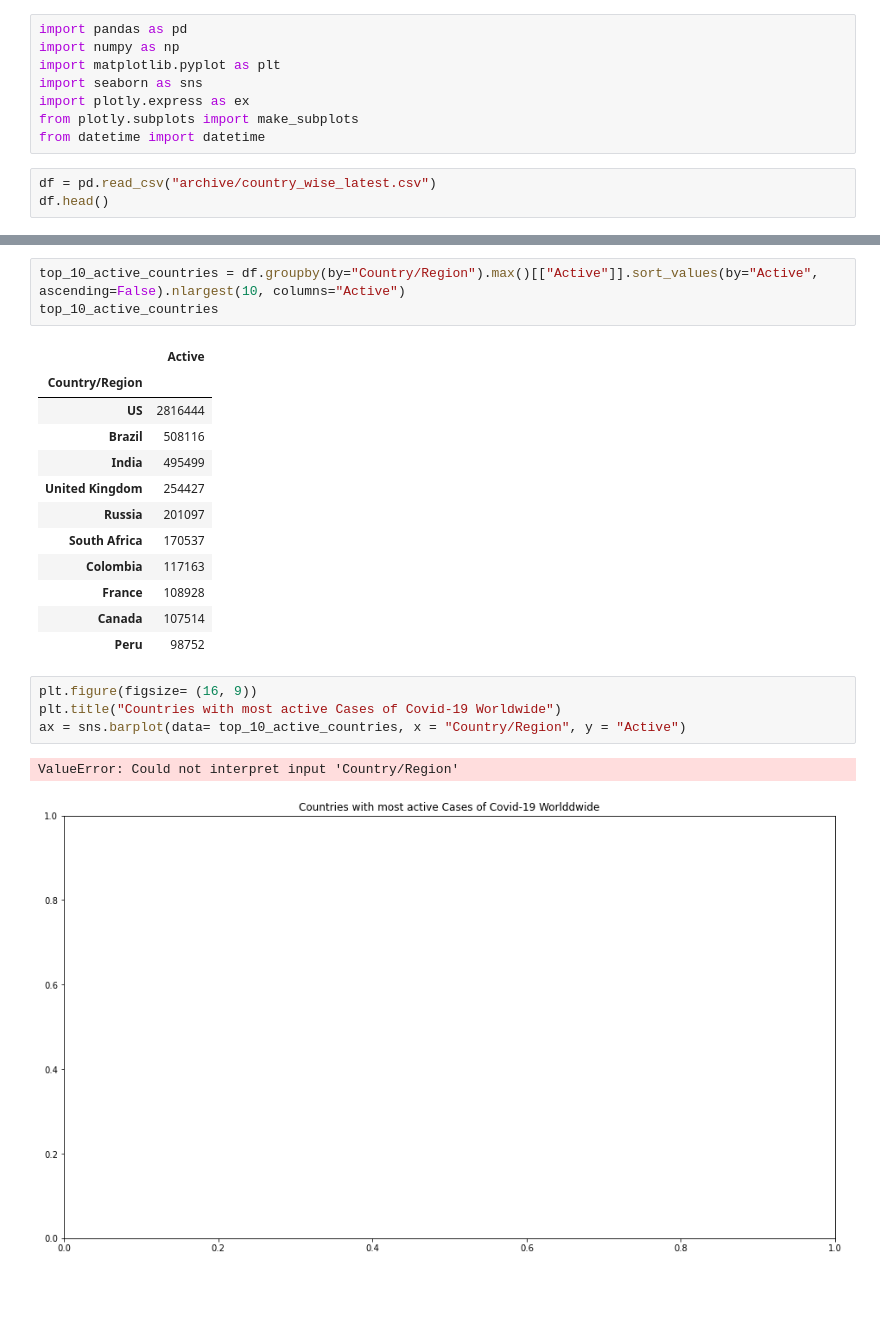
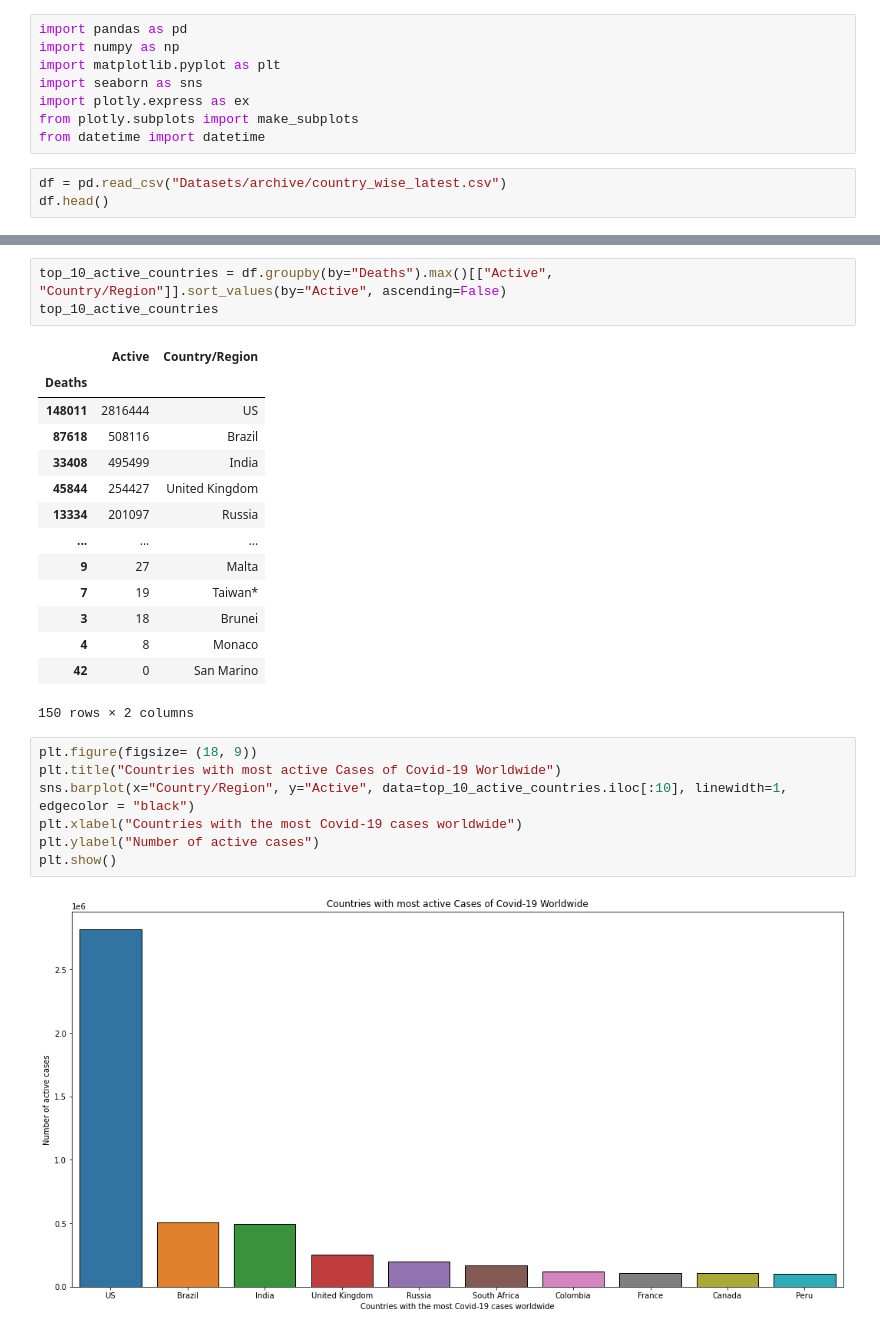
Before and after one commit to UgochukwuChidera/Portfolio, a Jupyter notebook: Covid Data Analysis Project.ipynb, the cells around one changed output, grey strips where cells are left out. Cells and saved outputs as stored; diff of their text form; blank space fills up the shorter version.

```diff
--- a/Covid Data Analysis Project.ipynb
+++ b/Covid Data Analysis Project.ipynb
@@ -7,5 +7,5 @@ import plotly.express as ex
 from plotly.subplots import make_subplots
 from datetime import datetime
 # %%
-df = pd.read_csv("archive/country_wise_latest.csv")
+df = pd.read_csv("Datasets/archive/country_wise_latest.csv")
 df.head()
@@ -41,23 +182,27 @@ countrywise.sample(5).style.background_gradient(cmap="GnBu")
 # %%
-top_10_active_countries = df.groupby(by="Country/Region").max()[["Active"]].sort_values(by="Active", ascending=False).nlargest(10, columns="Active")
+top_10_active_countries = df.groupby(by="Deaths").max()[["Active", "Country/Region"]].sort_values(by="Active", ascending=False)
 top_10_active_countries
 # %% [output]
-|  | Active |
-| Country/Region |  |
-| US | 2816444 |
-| Brazil | 508116 |
-| India | 495499 |
-| United Kingdom | 254427 |
-| Russia | 201097 |
-| South Africa | 170537 |
-| Colombia | 117163 |
-| France | 108928 |
-| Canada | 107514 |
-| Peru | 98752 |
+|  | Active | Country/Region |
+| Deaths |  |  |
+| 148011 | 2816444 | US |
+| 87618 | 508116 | Brazil |
+| 33408 | 495499 | India |
+| 45844 | 254427 | United Kingdom |
+| 13334 | 201097 | Russia |
+| ... | ... | ... |
+| 9 | 27 | Malta |
+| 7 | 19 | Taiwan* |
+| 3 | 18 | Brunei |
+| 4 | 8 | Monaco |
+| 42 | 0 | San Marino |
+150 rows × 2 columns
 # %%
-plt.figure(figsize= (16, 9))
+plt.figure(figsize= (18, 9))
 plt.title("Countries with most active Cases of Covid-19 Worldwide")
-ax = sns.barplot(data= top_10_active_countries, x = "Country/Region", y = "Active")
+sns.barplot(x="Country/Region", y="Active", data=top_10_active_countries.iloc[:10], linewidth=1, edgecolor = "black")
+plt.xlabel("Countries with the most Covid-19 cases worldwide")
+plt.ylabel("Number of active cases")
+plt.show()
 # %% [output]
-ValueError: Could not interpret input 'Country/Region'
-[figure, old version]
+[figure, new version]
```
Also changed, not shown: parts of 15 cells of this notebook, 23 other files.
